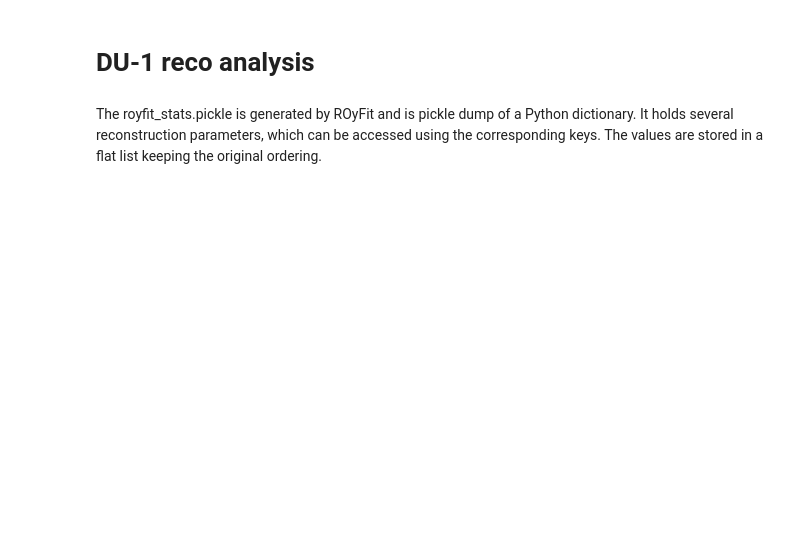
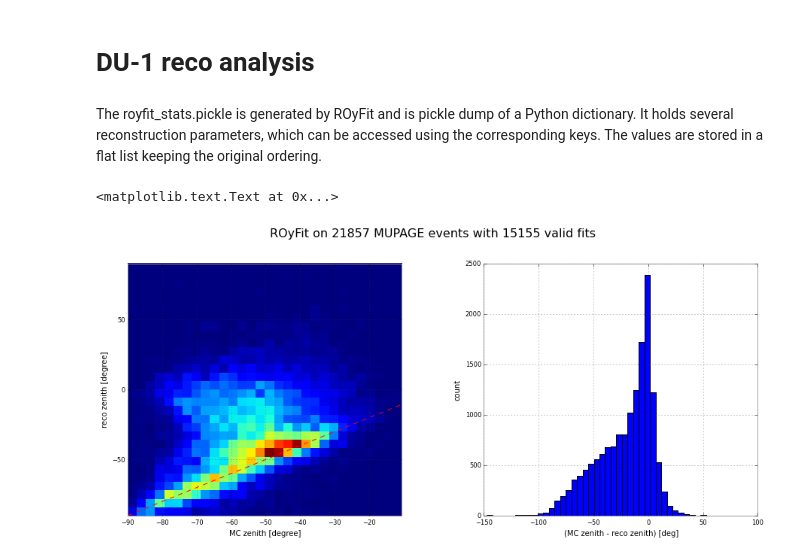
Before and after one commit to tamasgal/royfit, a Jupyter notebook: notebooks/DU-1 reco analysis.ipynb, the cells around one changed output. Cells and saved outputs as stored; diff of their text form; code cells hidden in the pictures; blank space fills up the shorter version.

```diff
--- a/notebooks/DU-1 reco analysis.ipynb
+++ b/notebooks/DU-1 reco analysis.ipynb
@@ -17,3 +18,21 @@ reco_zenith = stats['reco_zenith']
 number_of_events = stats['number_of_events']
 number_of_vaild_fits = stats['number_of_vaild_fits']
 dc = stats['dc']
+# %%
+fig, axes = plt.subplots(1, 2, figsize=(15, 6))
+
+plt.suptitle("ROyFit on {0} MUPAGE events with {1} valid fits" \
+             .format(number_of_events, number_of_vaild_fits), size=16, y=1.01)
+
+axes[0].hist2d(mc_zenith, reco_zenith, bins=30)
+axes[0].set_xlabel('MC zenith [degree]')
+axes[0].set_ylabel('reco zenith [degree]')
+xx = np.linspace(min(mc_zenith), max(mc_zenith), 10)
+axes[0].plot(xx, xx, 'r--')
+
+axes[1].hist(ang_err, bins=40)
+axes[1].set_xlabel('(MC zenith - reco zenith) [deg]')
+axes[1].set_ylabel("count")
+# %% [output]
+<matplotlib.text.Text at 0x...>
+[figure, added]
```
Also changed, not shown: parts of 9 cells of this notebook.
